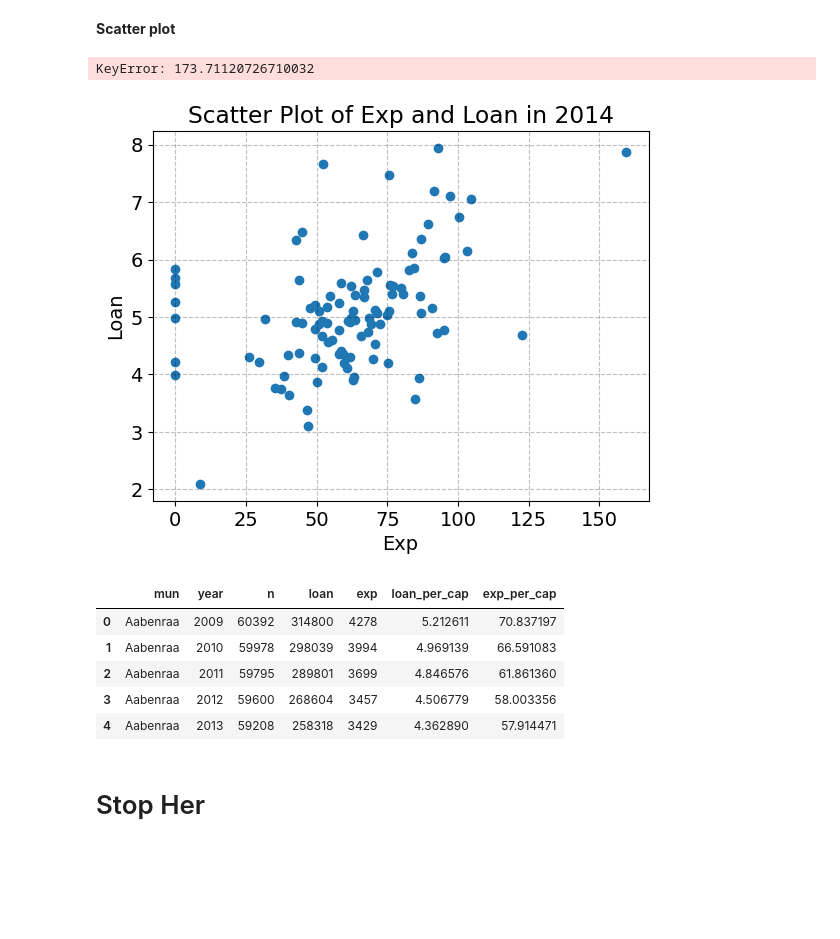
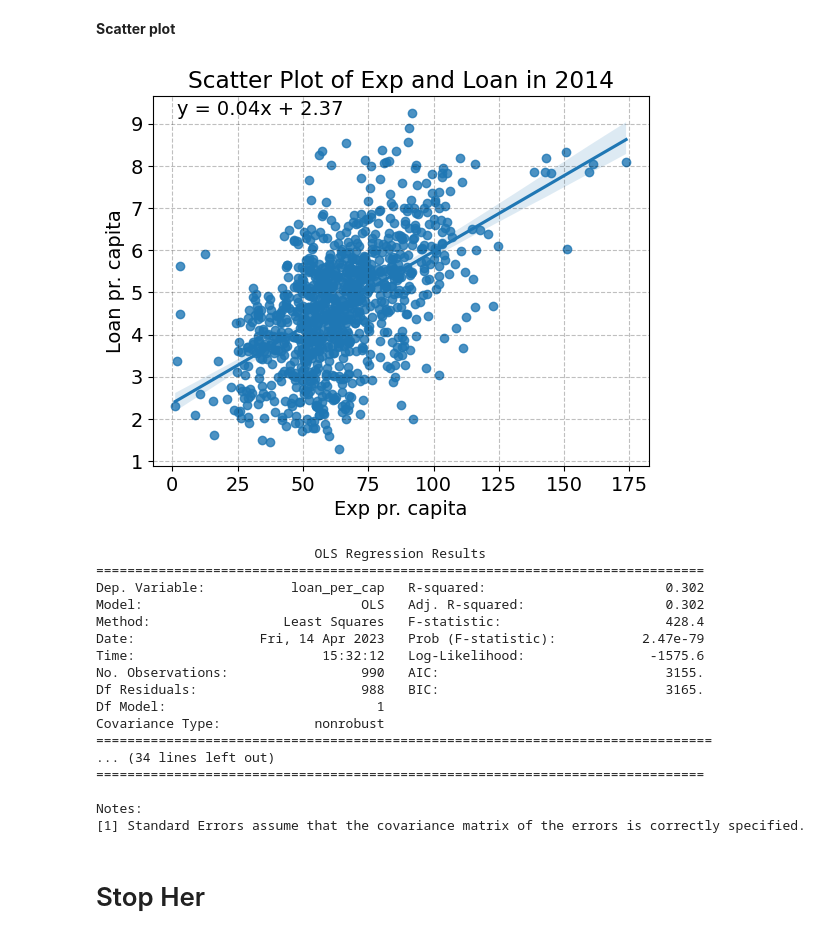
Before and after one commit to NumEconCopenhagen/projects-2023-mathias-emma, a Jupyter notebook: dataproject/dataproject2.ipynb, the cells around one changed output. Saved outputs shown, nothing was run; the diff lists cells and outputs as text; code cells hidden in the pictures; blank space fills up the shorter version.

Commit message:
plots

```diff
--- a/dataproject/dataproject2.ipynb
+++ b/dataproject/dataproject2.ipynb
@@ -232,33 +232,68 @@ See the caveats in the documentation: https://pandas.pydata.org/pandas-docs/stab
 [figure]
 # %% [markdown]
 **Scatter plot**
-# %%
-max = df[df['exp_per_cap'].max()]
-# %% [output]
-KeyError: 173.71120726710032
+# %%
+df_mun = df[~df['mun'].str.startswith(('Region','All Denmark'))]
+df = df=df_mun[df_mun['exp_per_cap'] > 1]
+#
 # %%
+import seaborn as sns
+import statsmodels.api as sm
+
 # subset the DataFrame where year is equal to 2014
-subset_df = df[df['year'] == '2013']
+subset_df = df#[df['year'] == '2021']
 
 # create a scatter plot with 'exp' on the x-axis and 'loan' on the y-axis
-plt.scatter(subset_df['exp_per_cap'], subset_df['loan_per_cap'])
+ax = sns.regplot(x='exp_per_cap', y='loan_per_cap', data=subset_df)
 
 # set plot title and labels
 plt.title('Scatter Plot of Exp and Loan in 2014')
-plt.xlabel('Exp')
-plt.ylabel('Loan')
+plt.xlabel('Exp pr. capita')
+plt.ylabel('Loan pr. capita')
+
+# add regression equation
+slope, intercept = np.polyfit(subset_df['exp_per_cap'], subset_df['loan_per_cap'], 1)
+eq = f'y = {slope:.2f}x + {intercept:.2f}'
+ax.annotate(eq, xy=(0.05, 0.95), xycoords='axes fraction')
 
 # display the plot
 plt.show()
 
-df.head()
+
+# subset the DataFrame where year is equal to 2014
+subset_df = df #[df['year'] == '2021']
+
+# create a regression model with 'exp_per_cap' and 'gdp_per_cap'
+X = subset_df[['exp_per_cap']]
+y = subset_df['loan_per_cap']
+X = sm.add_constant(X)
+model1 = sm.OLS(y, X).fit()
+print(model1.summary())
+
+# create a regression model with 'exp_per_cap' only
+X = subset_df['exp_per_cap']
+y = subset_df['loan_per_cap']
+X = sm.add_constant(X)
+model2 = sm.OLS(y, X).fit()
+print(model2.summary())
 # %% [output]
-[figure, old version]
+[figure, new version]
-|  | mun | year | n | loan | exp | loan_per_cap | exp_per_cap |
-| 0 | Aabenraa | 2009 | 60392 | 314800 | 4278 | 5.212611 | 70.837197 |
-| 1 | Aabenraa | 2010 | 59978 | 298039 | 3994 | 4.969139 | 66.591083 |
-| 2 | Aabenraa | 2011 | 59795 | 289801 | 3699 | 4.846576 | 61.861360 |
-| 3 | Aabenraa | 2012 | 59600 | 268604 | 3457 | 4.506779 | 58.003356 |
-| 4 | Aabenraa | 2013 | 59208 | 258318 | 3429 | 4.362890 | 57.914471 |
+                            OLS Regression Results
+==============================================================================
+Dep. Variable:           loan_per_cap   R-squared:                       0.302
+Model:                            OLS   Adj. R-squared:                  0.302
+Method:                 Least Squares   F-statistic:                     428.4
+Date:                Fri, 14 Apr 2023   Prob (F-statistic):           2.47e-79
+Time:                        15:32:12   Log-Likelihood:                -1575.6
+No. Observations:                 990   AIC:                             3155.
+Df Residuals:                     988   BIC:                             3165.
+Df Model:                           1
+Covariance Type:            nonrobust
+===============================================================================
+... (34 lines left out)
+==============================================================================
+
+Notes:
+[1] Standard Errors assume that the covariance matrix of the errors is correctly specified.
 # %% [markdown]
 # Stop Her
```
Also changed, not shown: parts of 1 cell of this notebook.
